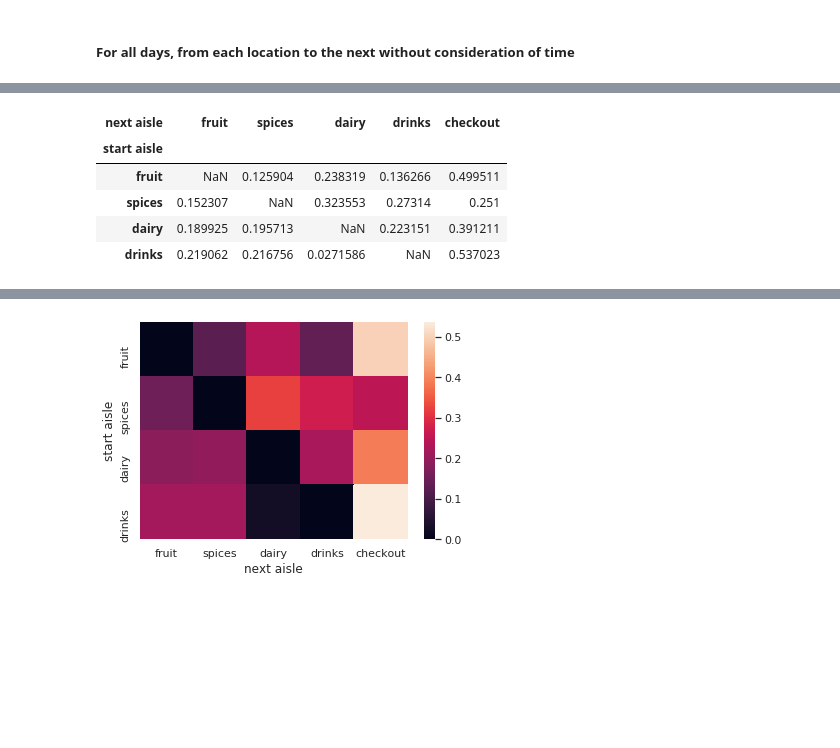
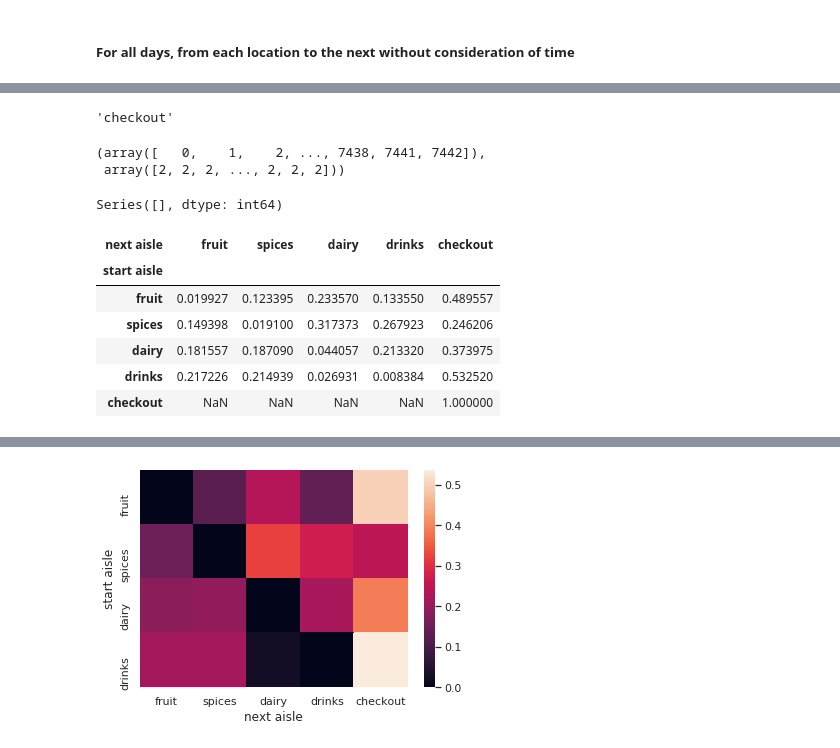
Before and after one commit to corcorf/doodl, a Jupyter notebook: doodl_simulation_01.ipynb, the cells around one changed output, grey strips where cells are left out. Drawn from its saved outputs; the diff is of its cells as text; code cells hidden in the pictures; blank space fills up the shorter version.

```diff
--- a/doodl_simulation_01.ipynb
+++ b/doodl_simulation_01.ipynb
@@ -73,0 +103,13 @@ first_aisle_proba
+# %%
+a
+# %% [output]
+'checkout'
+# %%
+instances_next
+# %% [output]
+(array([   0,    1,    2, ..., 7438, 7441, 7442]),
+ array([2, 2, 2, ..., 2, 2, 2]))
+# %%
+pd.Series(dummy_locations.values[instances_next]).value_counts()
+# %% [output]
+Series([], dtype: int64)
@@ -74,33 +118,34 @@ first_aisle_proba
 # %%
 # set up a dataframe for the transition matrix
 # should have a column and a row for each aisle
 transition_matrix = pd.DataFrame(columns=aisles, index=aisles[:-1])
 transition_matrix.index.rename('start aisle', inplace=True)
 transition_matrix.columns.rename('next aisle', inplace=True)
 
 # make a temporary version of the locations dataframe
 # this should have an extra column to avoid an indexing error later
-dummy_locations = df_locations.copy()
+dummy_locations = df_locations.fillna(method='ffill', axis=1)
 dummy_locations[999] = np.nan
 
 # loop through the aisles, find the table indeces where that aisle appears
 # the "next aisle" is the aisle named in the following column of the same row
-for a in aisles[:-1]:
+for a in aisles:#[:-1]:
     instances_a = np.where(dummy_locations==a)
     instances_next = (instances_a[0], instances_a[1] + 1)
     transition_matrix.loc[a] = pd.Series(dummy_locations.values[instances_next]).value_counts()
 
 
 # the total number of transitions from each aisle is the sum along the rows
 total_transitions = transition_matrix.sum(axis=1)
 
 # calculate the probability of each transition by dividing by the total_transitions from each starting aisle
 transition_proba = transition_matrix.div(total_transitions,axis=0)
 transition_proba
 # %% [output]
 | next aisle | fruit | spices | dairy | drinks | checkout |
 | start aisle |  |  |  |  |  |
-| fruit | NaN | 0.125904 | 0.238319 | 0.136266 | 0.499511 |
-| spices | 0.152307 | NaN | 0.323553 | 0.27314 | 0.251 |
-| dairy | 0.189925 | 0.195713 | NaN | 0.223151 | 0.391211 |
-| drinks | 0.219062 | 0.216756 | 0.0271586 | NaN | 0.537023 |
+| fruit | 0.019927 | 0.123395 | 0.233570 | 0.133550 | 0.489557 |
+| spices | 0.149398 | 0.019100 | 0.317373 | 0.267923 | 0.246206 |
+| dairy | 0.181557 | 0.187090 | 0.044057 | 0.213320 | 0.373975 |
+| drinks | 0.217226 | 0.214939 | 0.026931 | 0.008384 | 0.532520 |
+| checkout | NaN | NaN | NaN | NaN | 1.000000 |
```
Also changed, not shown: parts of 29 cells of this notebook.
